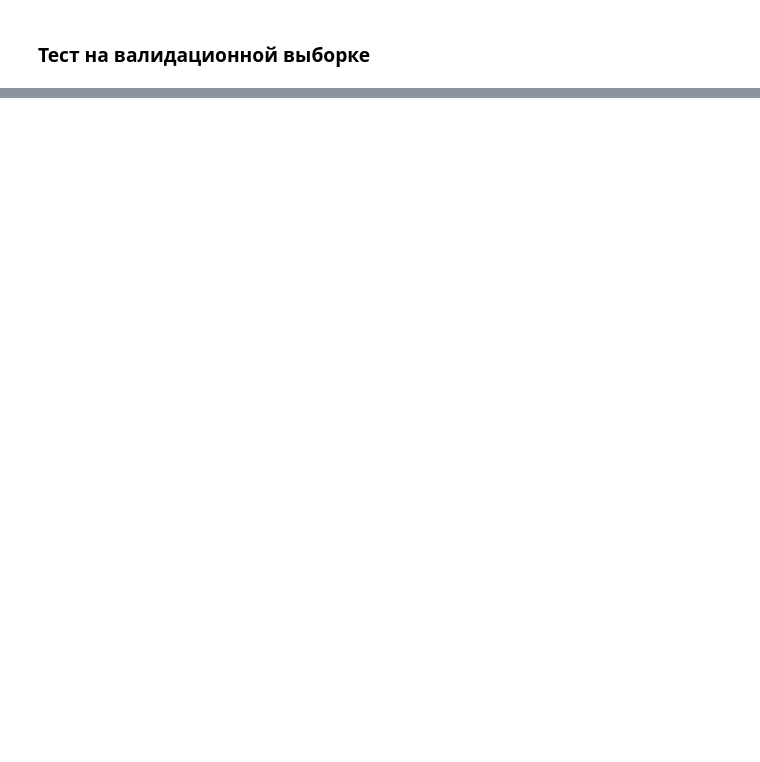
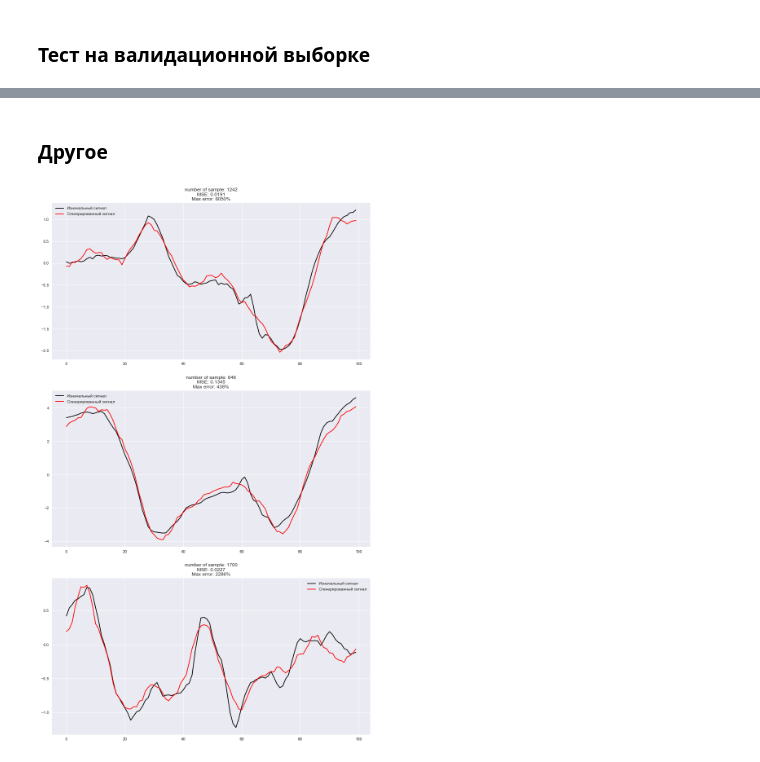
Before and after one commit to FL2107/signals_learning, a Jupyter notebook: Linear encoder.ipynb, the cells around one changed output, grey strips where cells are left out. Saved outputs shown, nothing was run; the diff lists cells and outputs as text; code cells hidden in the pictures; blank space fills up the shorter version.

Commit message:
another test

```diff
--- a/Linear encoder.ipynb
+++ b/Linear encoder.ipynb
@@ -470,0 +471,13 @@ tensor_check(net_1param, X_val_tensor, N, x_mean, x_var, without_unnorm=False)
+# %% [markdown]
+### Другое
+# %%
+
+need_param = '3Dg_z hand' # тест по другой оси
+
+ntt, nvt, a, b, x_mean, x_var = \
+get_tensors_1param(all_df, TARGET_LEN, CUT_LEN, COUNT, need_param, random_state=42, test_size=0.2, random_start=True, get_mean=True)
+
+N = 3
+tensor_check(net_1param, ntt, N, x_mean, x_var, without_unnorm=False)
+# %% [output]
+[figure, added]
```
Also changed, not shown: parts of 8 cells of this notebook.
